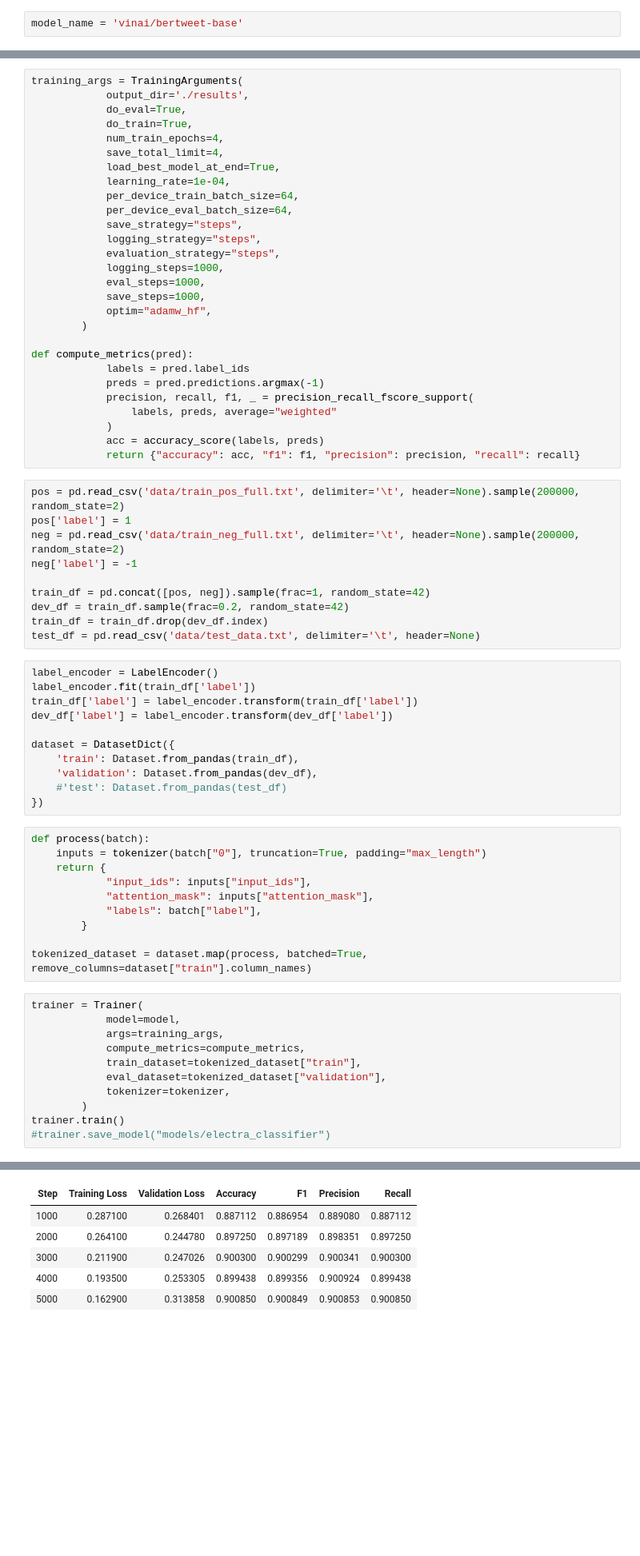
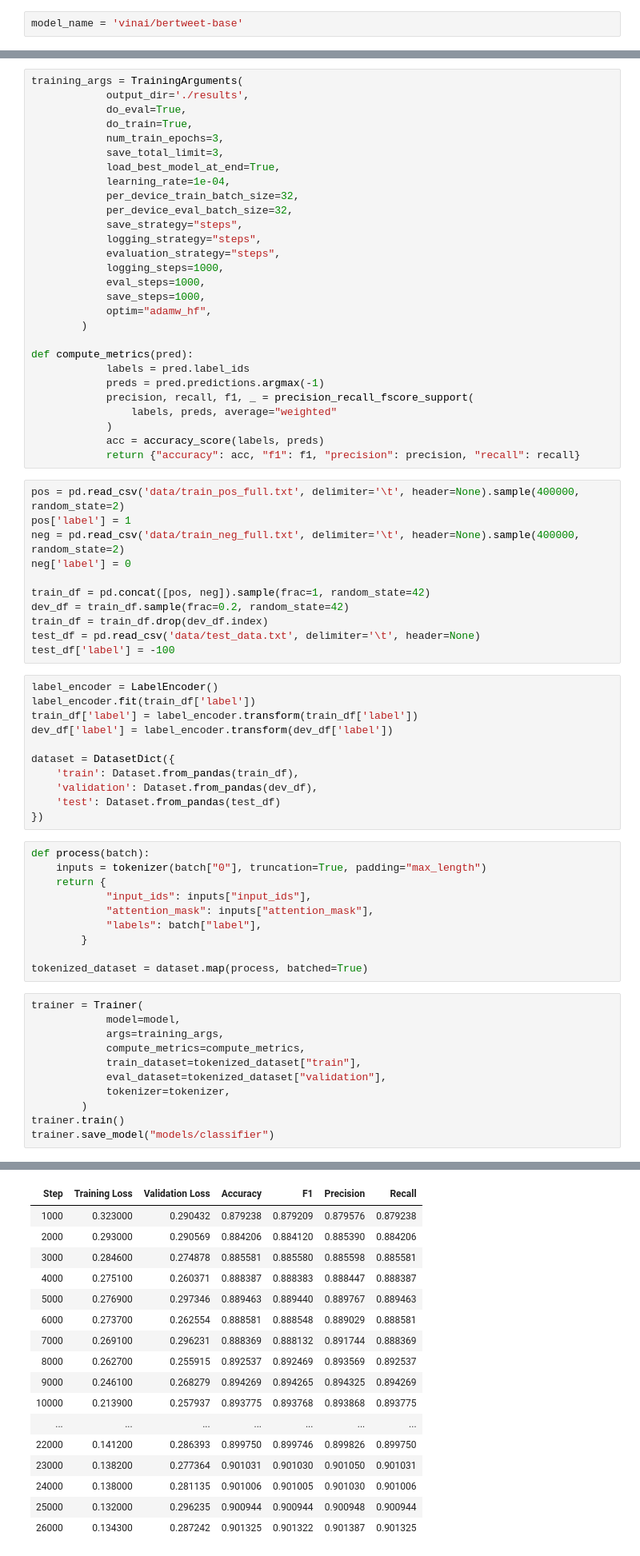
Before and after one commit to lucamouchel/ML-project2, a Jupyter notebook: Train.ipynb, the cells around one changed output, grey strips where cells are left out. Shown at 80% size. Drawn from its saved outputs; the diff is of its cells as text; blank space fills up the shorter version.

```diff
--- a/Train.ipynb
+++ b/Train.ipynb
@@ -31,12 +27,12 @@ training_args = TrainingArguments(
             output_dir='./results',
             do_eval=True,
             do_train=True,
-            num_train_epochs=4,
-            save_total_limit=4,
+            num_train_epochs=3,
+            save_total_limit=3,
             load_best_model_at_end=True,
             learning_rate=1e-04,
-            per_device_train_batch_size=64,
-            per_device_eval_batch_size=64,
+            per_device_train_batch_size=32,
+            per_device_eval_batch_size=32,
             save_strategy="steps",
             logging_strategy="steps",
             evaluation_strategy="steps",
@@ -55,15 +51,16 @@ def compute_metrics(pred):
             acc = accuracy_score(labels, preds)
             return {"accuracy": acc, "f1": f1, "precision": precision, "recall": recall}
 # %%
-pos = pd.read_csv('data/train_pos_full.txt', delimiter='\t', header=None).sample(200000, random_state=2)
+pos = pd.read_csv('data/train_pos_full.txt', delimiter='\t', header=None).sample(400000, random_state=2)
 pos['label'] = 1
-neg = pd.read_csv('data/train_neg_full.txt', delimiter='\t', header=None).sample(200000, random_state=2)
-neg['label'] = -1
+neg = pd.read_csv('data/train_neg_full.txt', delimiter='\t', header=None).sample(400000, random_state=2)
+neg['label'] = 0
 
 train_df = pd.concat([pos, neg]).sample(frac=1, random_state=42)
 dev_df = train_df.sample(frac=0.2, random_state=42)
 train_df = train_df.drop(dev_df.index)
 test_df = pd.read_csv('data/test_data.txt', delimiter='\t', header=None)
+test_df['label'] = -100
 # %%
 label_encoder = LabelEncoder()
 label_encoder.fit(train_df['label'])
@@ -73,7 +70,7 @@ dev_df['label'] = label_encoder.transform(dev_df['label'])
 dataset = DatasetDict({
     'train': Dataset.from_pandas(train_df),
     'validation': Dataset.from_pandas(dev_df),
-    #'test': Dataset.from_pandas(test_df)
+    'test': Dataset.from_pandas(test_df)
 })
 # %%
 def process(batch):
@@ -84,7 +81,7 @@ def process(batch):
             "labels": batch["label"],
         }
 
-tokenized_dataset = dataset.map(process, batched=True, remove_columns=dataset["train"].column_names)
+tokenized_dataset = dataset.map(process, batched=True)
 # %%
 trainer = Trainer(
             model=model,
@@ -95,5 +92,5 @@ trainer = Trainer(
             tokenizer=tokenizer,
         )
 trainer.train()
-#trainer.save_model("models/electra_classifier")
+trainer.save_model("models/classifier")
 # %% [output]
@@ -101,6 +107,17 @@ trainer.train()
 | Step | Training Loss | Validation Loss | Accuracy | F1 | Precision | Recall |
-| 1000 | 0.287100 | 0.268401 | 0.887112 | 0.886954 | 0.889080 | 0.887112 |
-| 2000 | 0.264100 | 0.244780 | 0.897250 | 0.897189 | 0.898351 | 0.897250 |
-| 3000 | 0.211900 | 0.247026 | 0.900300 | 0.900299 | 0.900341 | 0.900300 |
-| 4000 | 0.193500 | 0.253305 | 0.899438 | 0.899356 | 0.900924 | 0.899438 |
-| 5000 | 0.162900 | 0.313858 | 0.900850 | 0.900849 | 0.900853 | 0.900850 |
+| 1000 | 0.323000 | 0.290432 | 0.879238 | 0.879209 | 0.879576 | 0.879238 |
+| 2000 | 0.293000 | 0.290569 | 0.884206 | 0.884120 | 0.885390 | 0.884206 |
+| 3000 | 0.284600 | 0.274878 | 0.885581 | 0.885580 | 0.885598 | 0.885581 |
+| 4000 | 0.275100 | 0.260371 | 0.888387 | 0.888383 | 0.888447 | 0.888387 |
+| 5000 | 0.276900 | 0.297346 | 0.889463 | 0.889440 | 0.889767 | 0.889463 |
+| 6000 | 0.273700 | 0.262554 | 0.888581 | 0.888548 | 0.889029 | 0.888581 |
+| 7000 | 0.269100 | 0.296231 | 0.888369 | 0.888132 | 0.891744 | 0.888369 |
+| 8000 | 0.262700 | 0.255915 | 0.892537 | 0.892469 | 0.893569 | 0.892537 |
+| 9000 | 0.246100 | 0.268279 | 0.894269 | 0.894265 | 0.894325 | 0.894269 |
+| 10000 | 0.213900 | 0.257937 | 0.893775 | 0.893768 | 0.893868 | 0.893775 |
+| ... | ... | ... | ... | ... | ... | ... |
+| 22000 | 0.141200 | 0.286393 | 0.899750 | 0.899746 | 0.899826 | 0.899750 |
+| 23000 | 0.138200 | 0.277364 | 0.901031 | 0.901030 | 0.901050 | 0.901031 |
+| 24000 | 0.138000 | 0.281135 | 0.901006 | 0.901005 | 0.901030 | 0.901006 |
+| 25000 | 0.132000 | 0.296235 | 0.900944 | 0.900944 | 0.900948 | 0.900944 |
+| 26000 | 0.134300 | 0.287242 | 0.901325 | 0.901322 | 0.901387 | 0.901325 |
```
Also changed, not shown: parts of 4 cells of this notebook, 13 other files.
